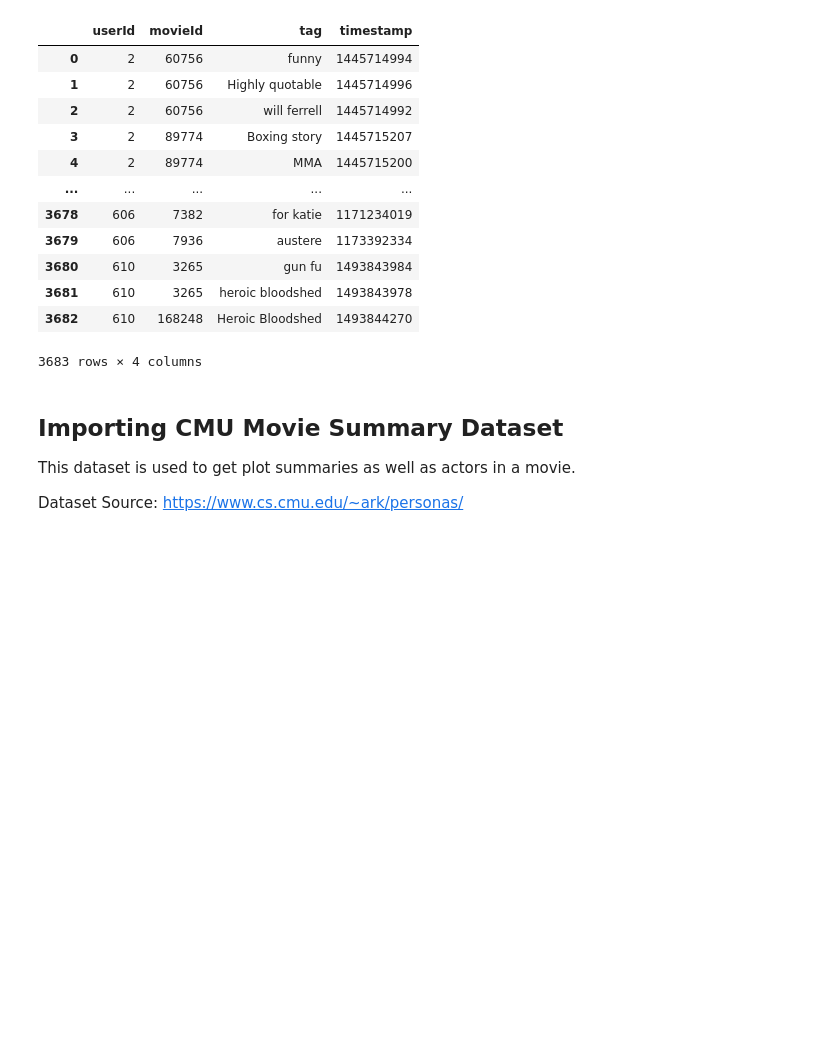
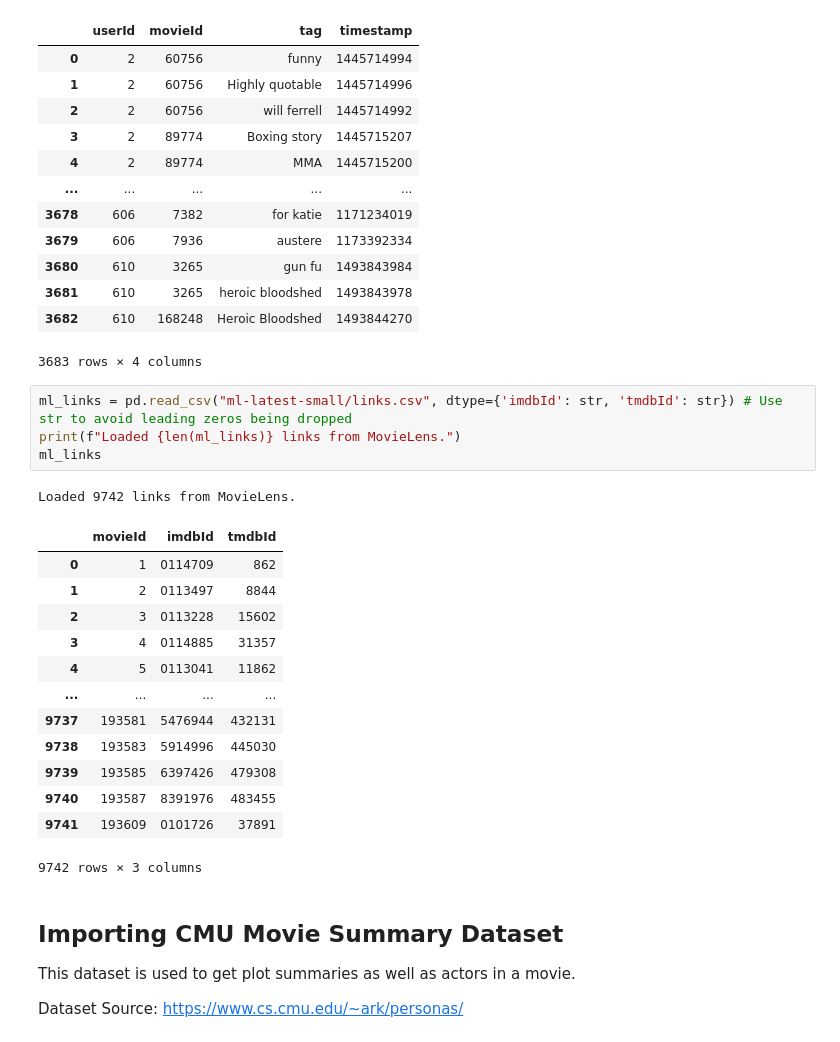
Before and after one commit to Abshiry/final-year-project, a Jupyter notebook: main.ipynb, the cells around one changed output. Drawn from its saved outputs; the diff is of its cells as text; blank space fills up the shorter version.

```diff
--- a/main.ipynb
+++ b/main.ipynb
@@ -122,6 +122,25 @@ Loaded 3683 tags from MovieLens.
 | 3681 | 610 | 3265 | heroic bloodshed | 1493843978 |
 | 3682 | 610 | 168248 | Heroic Bloodshed | 1493844270 |
 3683 rows × 4 columns
+# %%
+ml_links = pd.read_csv("ml-latest-small/links.csv", dtype={'imdbId': str, 'tmdbId': str}) # Use str to avoid leading zeros being dropped
+print(f"Loaded {len(ml_links)} links from MovieLens.")
+ml_links
+# %% [output]
+Loaded 9742 links from MovieLens.
+|  | movieId | imdbId | tmdbId |
+| 0 | 1 | 0114709 | 862 |
+| 1 | 2 | 0113497 | 8844 |
+| 2 | 3 | 0113228 | 15602 |
+| 3 | 4 | 0114885 | 31357 |
+| 4 | 5 | 0113041 | 11862 |
+| ... | ... | ... | ... |
+| 9737 | 193581 | 5476944 | 432131 |
+| 9738 | 193583 | 5914996 | 445030 |
+| 9739 | 193585 | 6397426 | 479308 |
+| 9740 | 193587 | 8391976 | 483455 |
+| 9741 | 193609 | 0101726 | 37891 |
+9742 rows × 3 columns
 # %% [markdown]
 ## Importing CMU Movie Summary Dataset
 This dataset is used to get plot summaries as well as actors in a movie.
```
Also changed, not shown: parts of 5 cells of this notebook, 5 other files.
